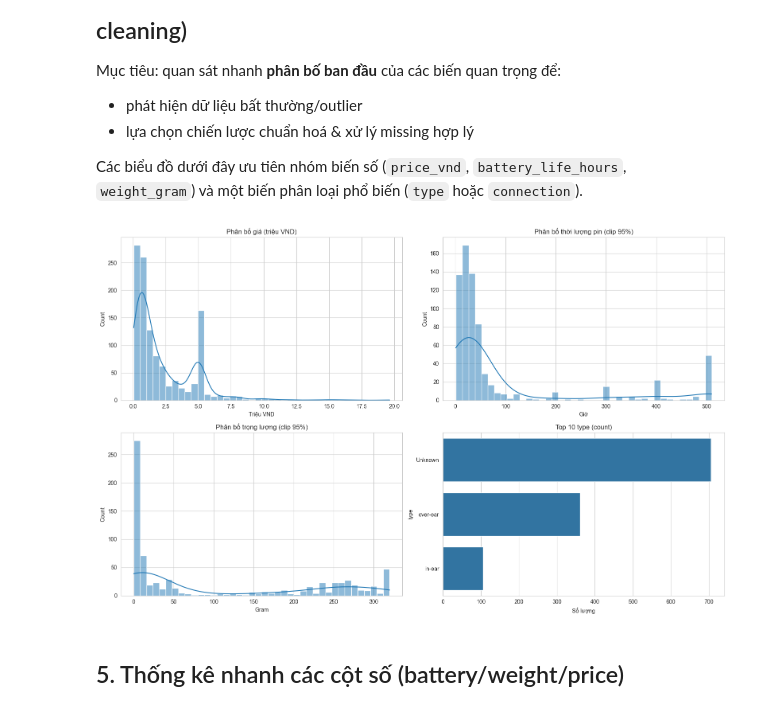
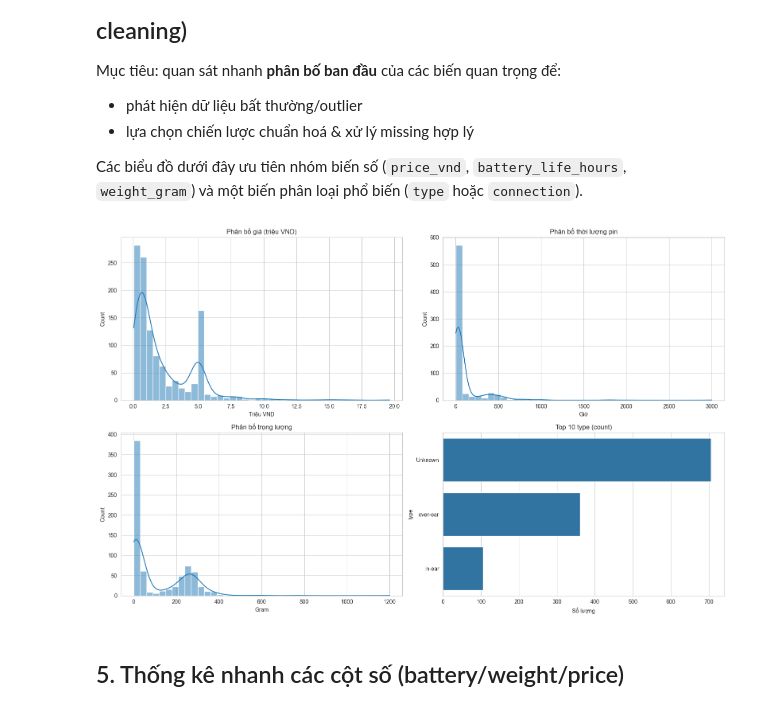
Before and after one commit to vcongggggg/KHDL, a Jupyter notebook: de_tai_2_headphone/notebooks/02-cleaning_data.ipynb, the cells around one changed output. Drawn from its saved outputs; the diff is of its cells as text; code cells hidden in the pictures.

```diff
--- a/de_tai_2_headphone/notebooks/02-cleaning_data.ipynb
+++ b/de_tai_2_headphone/notebooks/02-cleaning_data.ipynb
@@ -446,56 +451,45 @@ df_plot = df.copy()
 if "price_vnd" in df_plot.columns:
     df_plot["price_million"] = pd.to_numeric(df_plot["price_vnd"], errors="coerce") / 1e6
 
-# Clip battery/weight theo percentile để nhìn rõ phần lớn dữ liệu
-if "battery_life_hours" in df_plot.columns:
-    b = pd.to_numeric(df_plot["battery_life_hours"], errors="coerce")
-    hi_b = b.quantile(0.95)
-    df_plot["battery_clip"] = b.clip(lower=0, upper=hi_b)
-
-if "weight_gram" in df_plot.columns:
-    w = pd.to_numeric(df_plot["weight_gram"], errors="coerce")
-    hi_w = w.quantile(0.95)
-    df_plot["weight_clip"] = w.clip(lower=0, upper=hi_w)
-
 fig, axes = plt.subplots(2, 2, figsize=(16, 10))
 
 # 1) Phân bố giá (triệu VND)
 if "price_million" in df_plot.columns:
     sns.histplot(df_plot["price_million"].dropna(), kde=True, bins=40, ax=axes[0, 0])
     axes[0, 0].set_title("Phân bố giá (triệu VND)")
     axes[0, 0].set_xlabel("Triệu VND")
 
-# 2) Phân bố battery (clip 95%)
-if "battery_clip" in df_plot.columns:
-    sns.histplot(df_plot["battery_clip"].dropna(), kde=True, bins=40, ax=axes[0, 1])
-    axes[0, 1].set_title("Phân bố thời lượng pin (clip 95%)")
+# 2) Phân bố battery
+if "battery_life_hours" in df_plot.columns:
+    sns.histplot(pd.to_numeric(df_plot["battery_life_hours"], errors="coerce").dropna(), kde=True, bins=40, ax=axes[0, 1])
+    axes[0, 1].set_title("Phân bố thời lượng pin")
     axes[0, 1].set_xlabel("Giờ")
 
-# 3) Phân bố weight (clip 95%)
-if "weight_clip" in df_plot.columns:
-    sns.histplot(df_plot["weight_clip"].dropna(), kde=True, bins=40, ax=axes[1, 0])
-    axes[1, 0].set_title("Phân bố trọng lượng (clip 95%)")
+# 3) Phân bố weight
+if "weight_gram" in df_plot.columns:
+    sns.histplot(pd.to_numeric(df_plot["weight_gram"], errors="coerce").dropna(), kde=True, bins=40, ax=axes[1, 0])
+    axes[1, 0].set_title("Phân bố trọng lượng")
     axes[1, 0].set_xlabel("Gram")
 
 # 4) Phân bố biến phân loại (type/connection)
 cat_col = "type" if "type" in df_plot.columns else ("connection" if "connection" in df_plot.columns else None)
 if cat_col:
     top = df_plot[cat_col].fillna("Unknown").astype(str).value_counts().head(10)
     sns.barplot(x=top.values, y=top.index, ax=axes[1, 1])
     axes[1, 1].set_title(f"Top 10 {cat_col} (count)")
     axes[1, 1].set_xlabel("Số lượng")
 
 plt.tight_layout()
 
 # Save figure for slide
 out_dir = Path(r"c:\Study\KHDL\GK\de_tai_2_headphone\figures\cleaning_data")
 out_dir.mkdir(parents=True, exist_ok=True)
 out_path = out_dir / "04_distribution_before_clean.png"
 fig.savefig(out_path, dpi=250, bbox_inches="tight")
 
 plt.show()
 # %% [output]
-[figure, old version]
+[figure, new version]
 # %% [markdown]
 ## 5. Thống kê nhanh các cột số (battery/weight/price)
 # %%
```
Also changed, not shown: parts of 18 cells of this notebook, 5 other files.
